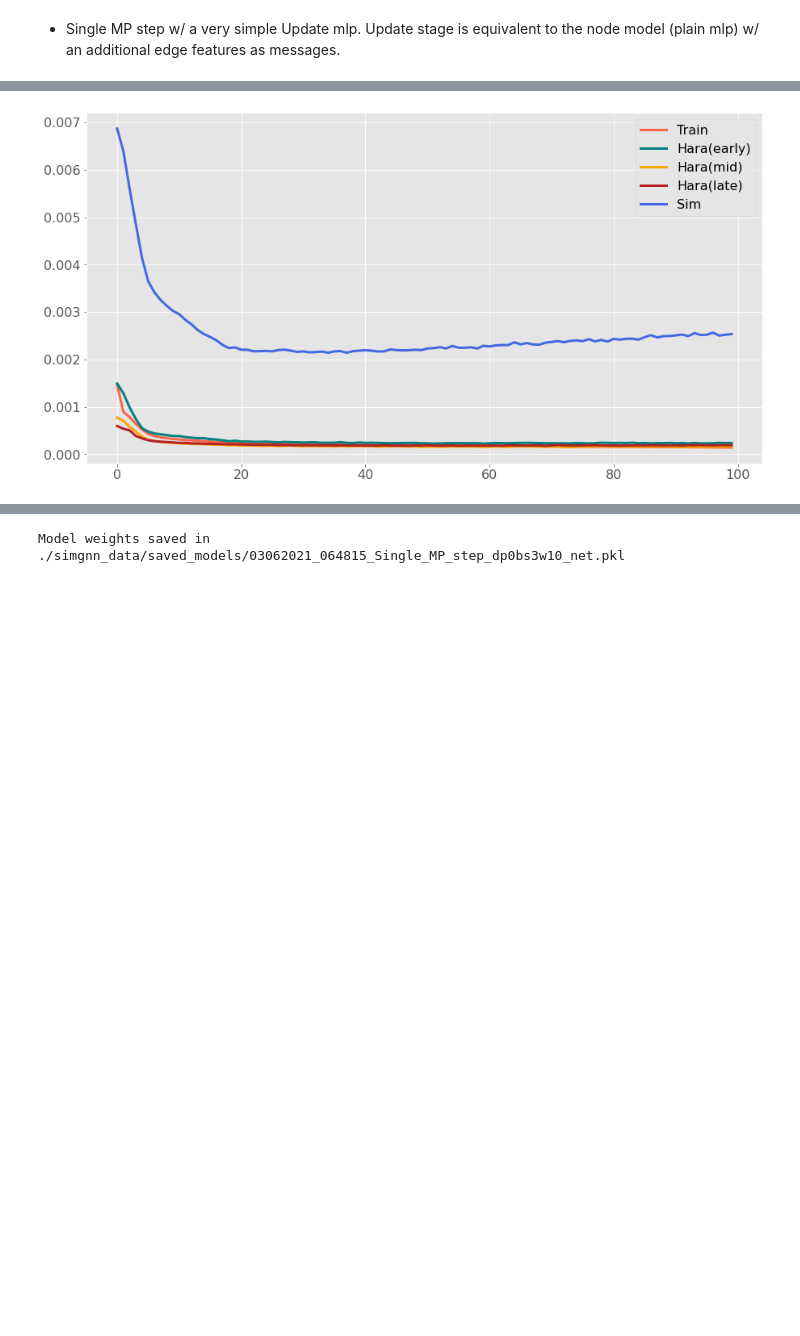
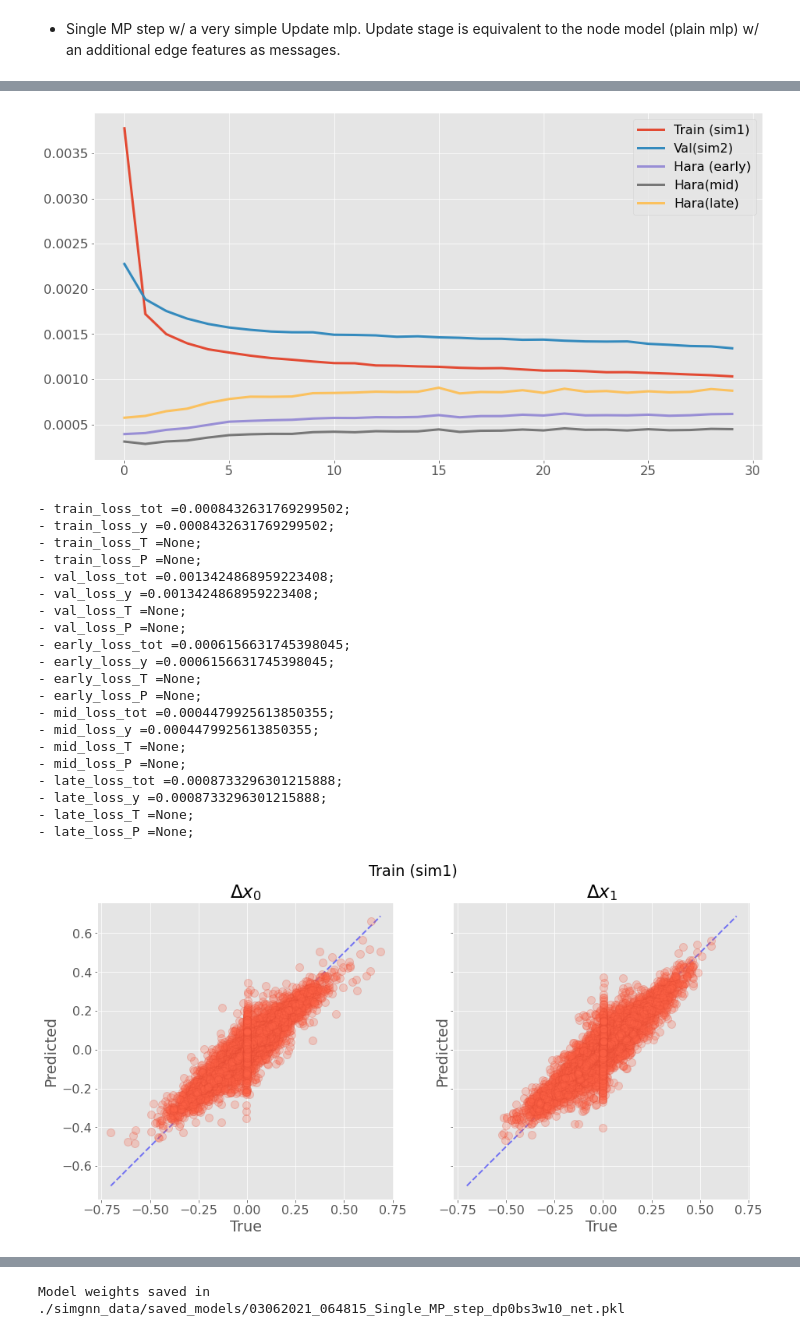
Before and after one commit to mshagirov/simgnn, a Jupyter notebook: nbs/2_nn_model.ipynb, the cells around one changed output, grey strips where cells are left out. Cells and saved outputs as stored; diff of their text form; code cells hidden in the pictures; blank space fills up the shorter version.

```diff
--- a/nbs/2_nn_model.ipynb
+++ b/nbs/2_nn_model.ipynb
@@ -416,33 +385,33 @@ from simgnn.nn import Single_MP_step, SingleMPStepSquared
 # %%
 torch.manual_seed(0)
 
-dropout_p = 0.4
+dropout_p = 0.1
 weight_decay = 0
-num_epochs = 100
-lr = 0.002
-bs = 3
+num_epochs = 30
+lr = 0.001
+bs = 2
 loss_func = torch.nn.MSELoss(reduction='mean')
 # loss_func = torch.nn.L1Loss(reduction='mean')
 # Deep model msg_dim=320; msg_nlayers=4; upd_dim=514; upd_nlayers=3
-msg_dim = 320
+msg_dim = 32
 msg_nlayers = 4 # in+out+#hidden_layers
-upd_dim = 514
+upd_dim = 128
 upd_nlayers = 5# in(msg,x)+out(y)+#hidden_layers
 
 
-net = SingleMPStepSquared(node_in_features=window_size*2, node_out_features=2, edge_in_features=2,
+net = Single_MP_step(node_in_features=window_size*2, node_out_features=2, edge_in_features=2,
                      message_out_features=msg_dim, message_hidden_dims=[msg_dim for k in range(msg_nlayers-2)],
                      aggr='mean', update_hidden_dims=[upd_dim for k in range(upd_nlayers-2)], dropout_p=dropout_p).to(device)
 
-# opt = torch.optim.Adam(net.parameters(), lr=lr, weight_decay=weight_decay)
+opt = torch.optim.Adam(net.parameters(), lr=lr, weight_decay=weight_decay)
 # opt = torch.optim.SGD(net.parameters(), lr=lr, momentum=0.9)
-opt = torch.optim.Adamax(net.parameters(), lr=lr)
+# opt = torch.optim.Adamax(net.parameters(), lr=lr)
 scheduler = None
 # scheduler = torch.optim.lr_scheduler.StepLR(opt, 100, gamma=0.1)
 
 # in order to track the batch id for var-s add its key to "follow_batch":
 loaders = {'train' : DataLoader(datasets_dict['train'], batch_size=bs),
-           'val':    DataLoader(datasets_dict['sim'], batch_size=bs),
+           'val':    DataLoader(datasets_dict['val'], batch_size=bs),
            'early':    DataLoader(datasets_dict['early'], batch_size=bs),
            'mid':   DataLoader(datasets_dict['mid'], batch_size=bs),
            'late': DataLoader(datasets_dict['late'], batch_size=bs)}
@@ -480,10 +449,33 @@ Best val loss: 0.002144 (return best:False)
-# %%
-plt.figure(figsize=[15,8])
-plt.plot(np.arange(train_log['total_epochs']),train_log['train_loss_tot'],'tomato',lw=3,label='Train')
-plt.plot(np.arange(train_log['total_epochs']),train_log['early_loss_tot'],'teal',lw=3,label='Hara(early)')
-plt.plot(np.arange(train_log['total_epochs']),train_log['mid_loss_tot'],'orange',lw=3,label='Hara(mid)')
-plt.plot(np.arange(train_log['total_epochs']),train_log['late_loss_tot'],'firebrick',lw=3,label='Hara(late)')
-plt.plot(np.arange(train_log['total_epochs']),train_log['val_loss_tot'],'royalblue',lw=3,label='Sim')
-plt.legend();
-# %% [output]
-[figure, removed]
+# %%
+# plot losses
+plot_losses(train_log, loaders, dataset_legend); plt.show()
+
+# compute predictions and plot them
+pred_out, tgt_out, sample_losses = predict_batch(net, loaders, loss_func=torch.nn.MSELoss(reduction='mean'),
+                                                 use_force_loss = use_force_loss, return_losses = True, device=device)
+print(''.join([f'- {k} ={sample_losses[k]};\n' for k in sample_losses]))
+
+plot_velocity_predictions(pred_out[0], tgt_out[0], dataset_legend)
+# %% [output]
+[figure, added]
+- train_loss_tot =0.0008432631769299502;
+- train_loss_y =0.0008432631769299502;
+- train_loss_T =None;
+- train_loss_P =None;
+- val_loss_tot =0.0013424868959223408;
+- val_loss_y =0.0013424868959223408;
+- val_loss_T =None;
+- val_loss_P =None;
+- early_loss_tot =0.0006156631745398045;
+- early_loss_y =0.0006156631745398045;
+- early_loss_T =None;
+- early_loss_P =None;
+- mid_loss_tot =0.0004479925613850355;
+- mid_loss_y =0.0004479925613850355;
+- mid_loss_T =None;
+- mid_loss_P =None;
+- late_loss_tot =0.0008733296301215888;
+- late_loss_y =0.0008733296301215888;
+- late_loss_T =None;
+- late_loss_P =None;
+[figure, added]
```
Also changed, not shown: parts of 24 cells of this notebook, 1 other file.
